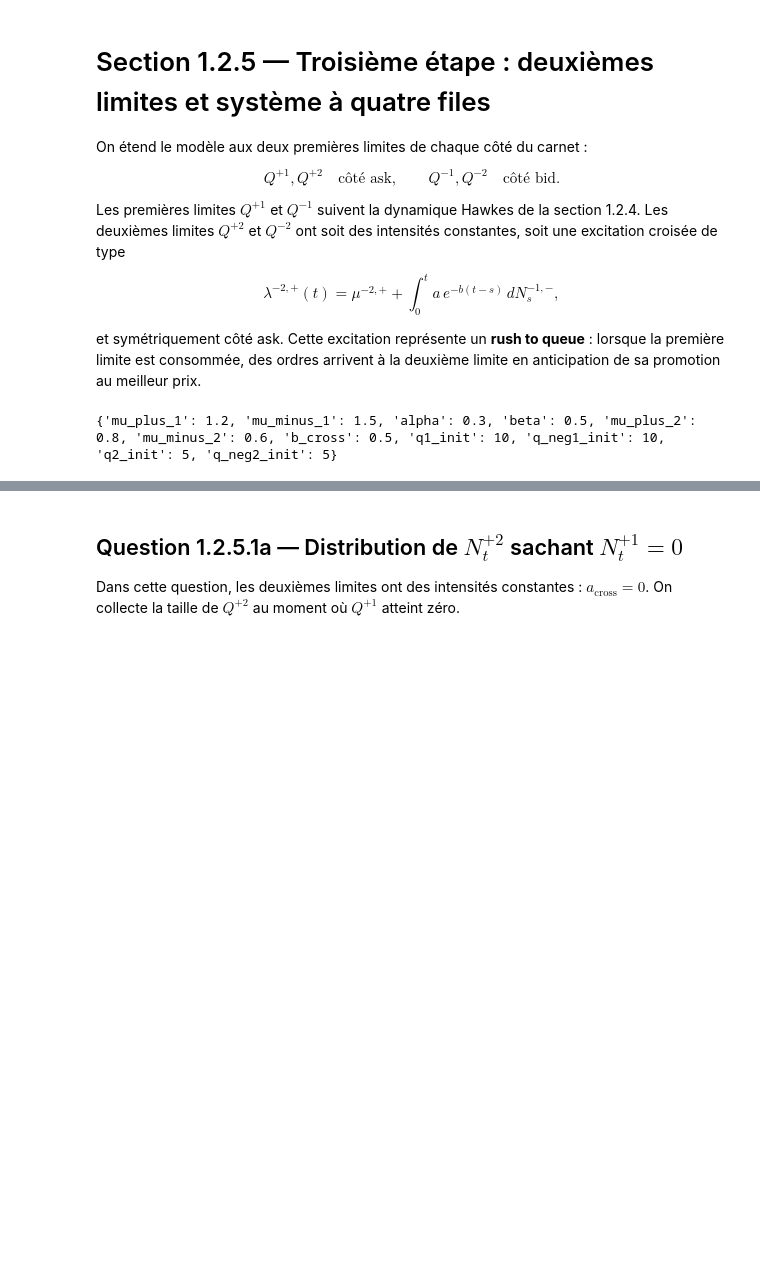
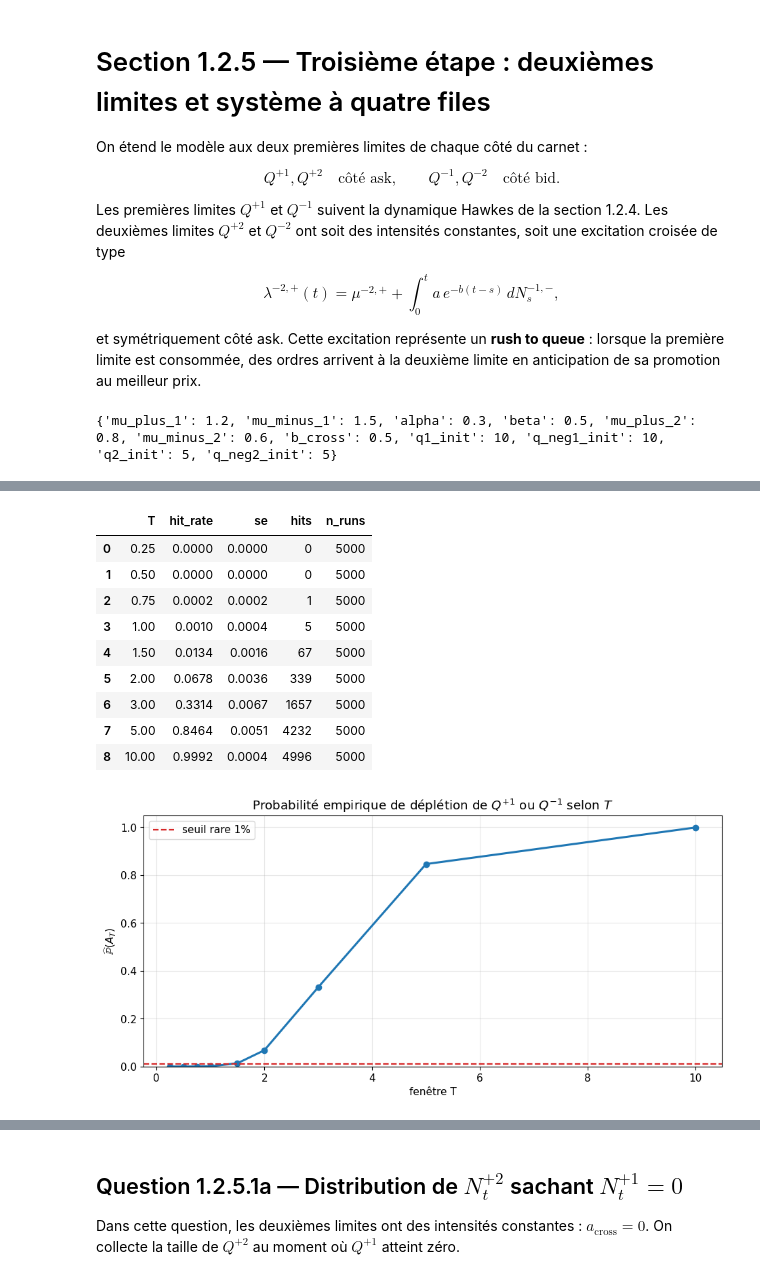
Before and after one commit to ApolloHong/Modal_Order_Book, a Jupyter notebook: nb3_125_deuxieme_limite.ipynb, the cells around one changed output, grey strips where cells are left out. Cells and saved outputs as stored; diff of their text form; code cells hidden in the pictures; blank space fills up the shorter version.

```diff
--- a/nb3_125_deuxieme_limite.ipynb
+++ b/nb3_125_deuxieme_limite.ipynb
@@ -58,0 +116,35 @@ print(PARAMS_BASE)
+# %%
+# Balayage de la fenêtre T avec les paramètres de référence du notebook.
+resultats_T = pd.DataFrame([
+    {"T": 0.25, "hit_rate": 0.0000, "se": 0.0000, "hits": 0, "n_runs": 5_000},
+    {"T": 0.50, "hit_rate": 0.0000, "se": 0.0000, "hits": 0, "n_runs": 5_000},
+    {"T": 0.75, "hit_rate": 0.0002, "se": 0.0002, "hits": 1, "n_runs": 5_000},
+    {"T": 1.00, "hit_rate": 0.0010, "se": 0.0004, "hits": 5, "n_runs": 5_000},
+    {"T": 1.50, "hit_rate": 0.0134, "se": 0.0016, "hits": 67, "n_runs": 5_000},
+    {"T": 2.00, "hit_rate": 0.0678, "se": 0.0036, "hits": 339, "n_runs": 5_000},
+    {"T": 3.00, "hit_rate": 0.3314, "se": 0.0067, "hits": 1_657, "n_runs": 5_000},
+    {"T": 5.00, "hit_rate": 0.8464, "se": 0.0051, "hits": 4_232, "n_runs": 5_000},
+    {"T": 10.00, "hit_rate": 0.9992, "se": 0.0004, "hits": 4_996, "n_runs": 5_000},
+])
+
+display(resultats_T)
+
+fig, ax = plt.subplots(figsize=(11, 4.8))
+ax.plot(resultats_T["T"], resultats_T["hit_rate"], marker="o", linewidth=2.2)
+ajouter_ligne_seuil(ax)
+ax.set_xlabel("fenêtre T")
+ax.set_ylabel(r"$\widehat{\mathbb{P}}(A_T)$")
+ax.set_title(r"Probabilité empirique de déplétion de $Q^{+1}$ ou $Q^{-1}$ selon $T$")
+plt.show()
+# %% [output]
+|  | T | hit_rate | se | hits | n_runs |
+| 0 | 0.25 | 0.0000 | 0.0000 | 0 | 5000 |
+| 1 | 0.50 | 0.0000 | 0.0000 | 0 | 5000 |
+| 2 | 0.75 | 0.0002 | 0.0002 | 1 | 5000 |
+| 3 | 1.00 | 0.0010 | 0.0004 | 5 | 5000 |
+| 4 | 1.50 | 0.0134 | 0.0016 | 67 | 5000 |
+| 5 | 2.00 | 0.0678 | 0.0036 | 339 | 5000 |
+| 6 | 3.00 | 0.3314 | 0.0067 | 1657 | 5000 |
+| 7 | 5.00 | 0.8464 | 0.0051 | 4232 | 5000 |
+| 8 | 10.00 | 0.9992 | 0.0004 | 4996 | 5000 |
+[figure, added]
```
Also changed, not shown: parts of 12 cells of this notebook, 3 other files.
